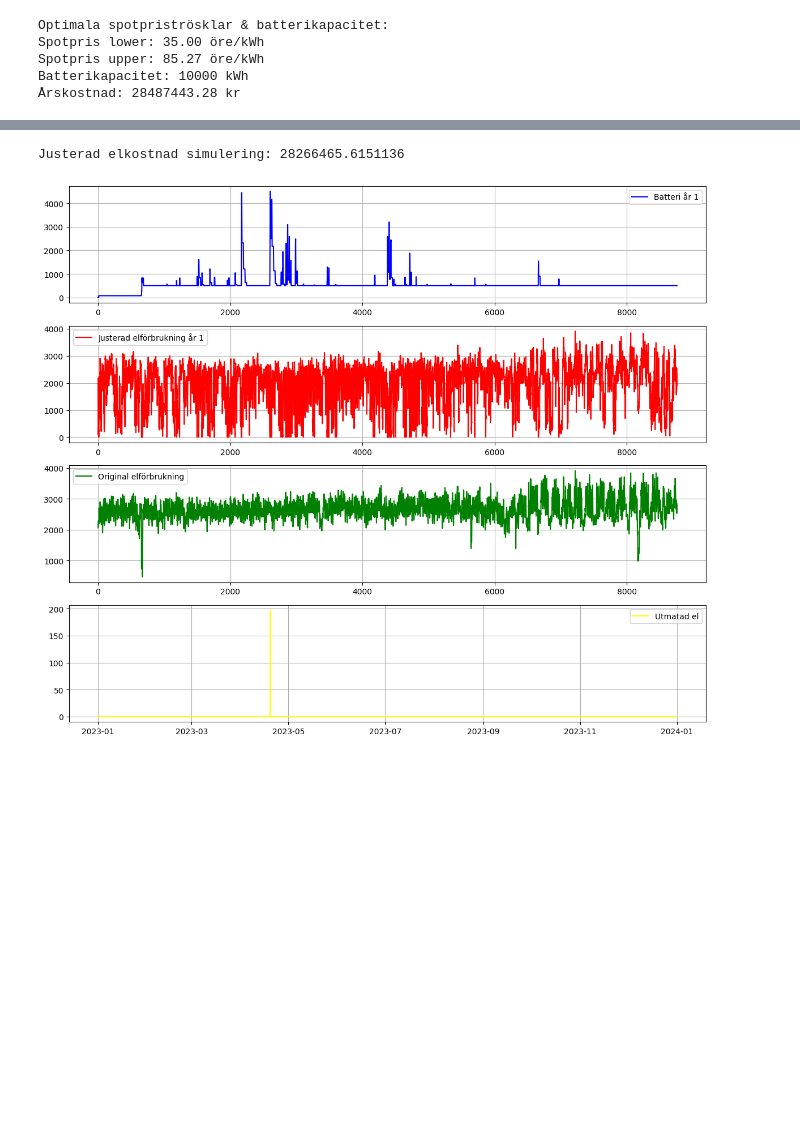
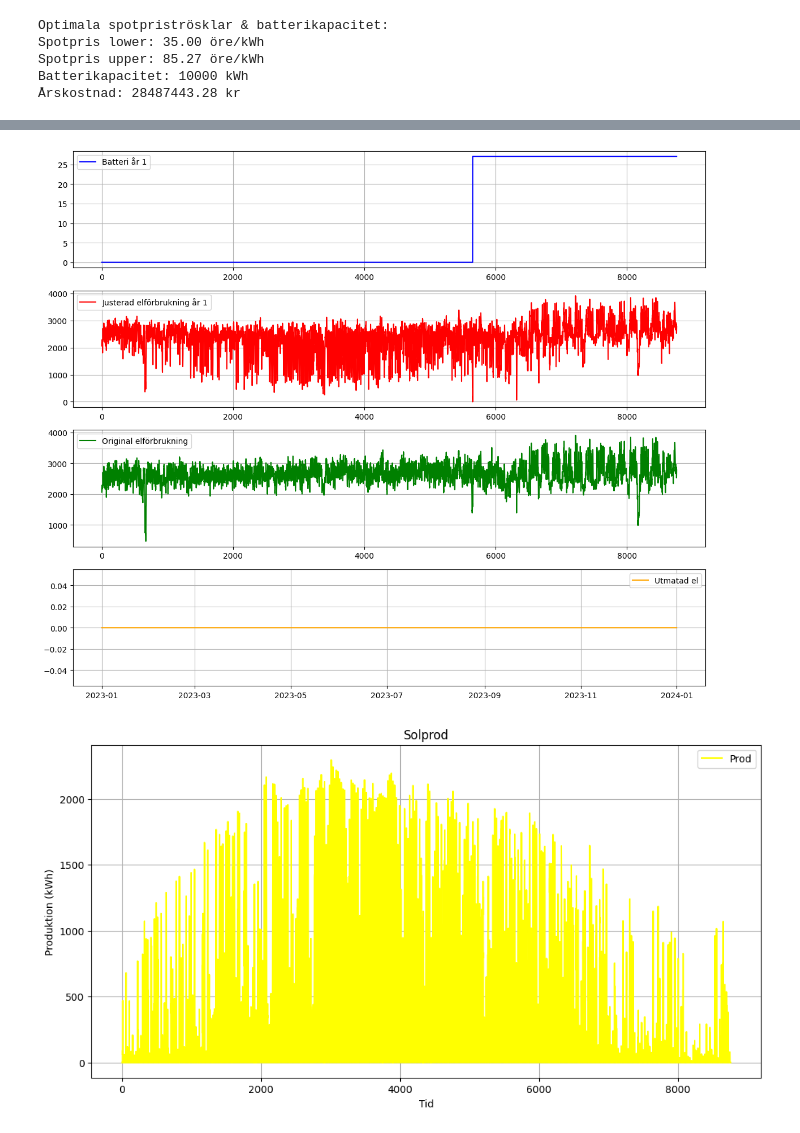
Before and after one commit to Jakobthuresson/Energigemenskaper, a Jupyter notebook: SödraOmrådet.ipynb, the cells around one changed output, grey strips where cells are left out. Saved outputs shown, nothing was run; the diff lists cells and outputs as text; code cells hidden in the pictures; blank space fills up the shorter version.

```diff
--- a/SödraOmrådet.ipynb
+++ b/SödraOmrådet.ipynb
@@ -11,11 +11,11 @@ SödraOmr = pd.read_excel("Eldata-filerSÖDRA/SummaSödraOmrådet.xlsx", header=
 
 # Extrahera första kolumnen från respektive DataFrame
 Vind = Vindprod.iloc[:, 0]
-Sol = 0.4*Solprod.iloc[:, 0]  # Solel-produktion multipliceras med faktor 0.7 eftersom hela takytan inte används
+Sol = 0.8*Solprod.iloc[:, 0]  #SOL+VIND = 0.4, SOL= 0.8
 Spot = Spotpris.iloc[:, 0]
 SöOmr = SödraOmr.iloc[:,0]
 
-Prod =   Vind + Sol
+Prod =  Sol
 
 Prod_list = Prod.tolist()
 
@@ -73,6 +73,7 @@ top_30_with_index.columns = ['Timme', 'Elförbrukning']
 
 # Skriv ut de 30 timmarna med högst elförbrukning och radnummer
 print("Original elförbrukning topptimmar: " + top_30_with_index.to_string())
+print("Snitt originaltopptimmar: " + str(top_30_hours.mean()))
 
 # ----------------------- YEAR 1 SIMULATION -----------------------
 batteriKapacitet = 0.0  # Start with an empty battery
@@ -164,6 +165,10 @@ top_30_values = elförbrukning_array[top_30_indices]
 # Sortera topp 30 i fallande ordning och behåll index
 sorted_pairs = sorted(zip(top_30_values, top_30_times), reverse=True)
 
+values_only = [value for value, _ in sorted_pairs]
+mean_value = sum(values_only) / len(values_only)
+print(f"Snitt = {mean_value:.2f}")
+
 # Skriv ut de 30 högsta värdena tillsammans med originaltimmarna
 print("De 30 högsta elförbrukningsvärdena och deras timmar i Excel-filen:")
 
@@ -222,7 +227,7 @@ plt.plot(Prod_list, label="Prod", color="yellow")
 
 plt.xlabel("Tid")
 plt.ylabel("Produktion (kWh)")
-plt.title("Vind och solprod")
+plt.title("Solprod")
 plt.legend()
 plt.grid(True)
 
@@ -346,11 +366,11 @@ SödraOmr = pd.read_excel("Eldata-filerSÖDRA/SummaSödraOmrådet.xlsx")
 
 # Extrahera första kolumnen från respektive DataFrame
 Vind = Vindprod.iloc[:, 0]
-Sol = 0.6*Solprod.iloc[:, 0]  # Solel-produktion multipliceras med faktor 0.7 eftersom hela takytan inte används
+Sol = 0.8*Solprod.iloc[:, 0]  # VIND+SOL=0.6, SOL =
 Spot = Spotpris.iloc[:, 0]
 SöOmr = SödraOmr.iloc[:,0]
 
-Prod =   Vind + Sol
+Prod =  Sol
 
 Prod_list = Prod.tolist()
 
@@ -408,6 +428,7 @@ top_30_with_index.columns = ['Timme', 'Elförbrukning']
 
 # Skriv ut de 30 timmarna med högst elförbrukning och radnummer
 print("Original elförbrukning topptimmar: " + top_30_with_index.to_string())
+print("Snitt originaltopptimmar: " + str(top_30_hours.mean()))
 
 # ----------------------- YEAR 1 SIMULATION -----------------------
 batteriKapacitet = 0.0  # Start with an empty battery
@@ -510,6 +531,10 @@ top_30_values = elförbrukning_array[top_30_indices]
 # Sortera topp 30 i fallande ordning och behåll index
 sorted_pairs = sorted(zip(top_30_values, top_30_times), reverse=True)
 
+values_only = [value for value, _ in sorted_pairs]
+mean_value = sum(values_only) / len(values_only)
+print(f"Snitt = {mean_value:.2f}")
+
 # Skriv ut de 30 högsta värdena tillsammans med originaltimmarna
 print("De 30 högsta elförbrukningsvärdena och deras timmar i Excel-filen:")
 for i, (value, original_time) in enumerate(sorted_pairs):
@@ -569,7 +594,7 @@ plt.plot(Prod_list, label="Prod", color="yellow")
 
 plt.xlabel("Tid")
 plt.ylabel("Produktion (kWh)")
-plt.title("Vind och solprod")
+plt.title("Solprod")
 plt.legend()
 plt.grid(True)
 
@@ -596,2 +621,2 @@ Original elförbrukning topptimmar:     Timme  Elförbrukning
-Justerad elkostnad simulering: 28266465.6151136
-[figure, old version]
+[figure, new version]
+[figure, added]
```
Also changed, not shown: parts of 2 cells of this notebook, 2 other files.
